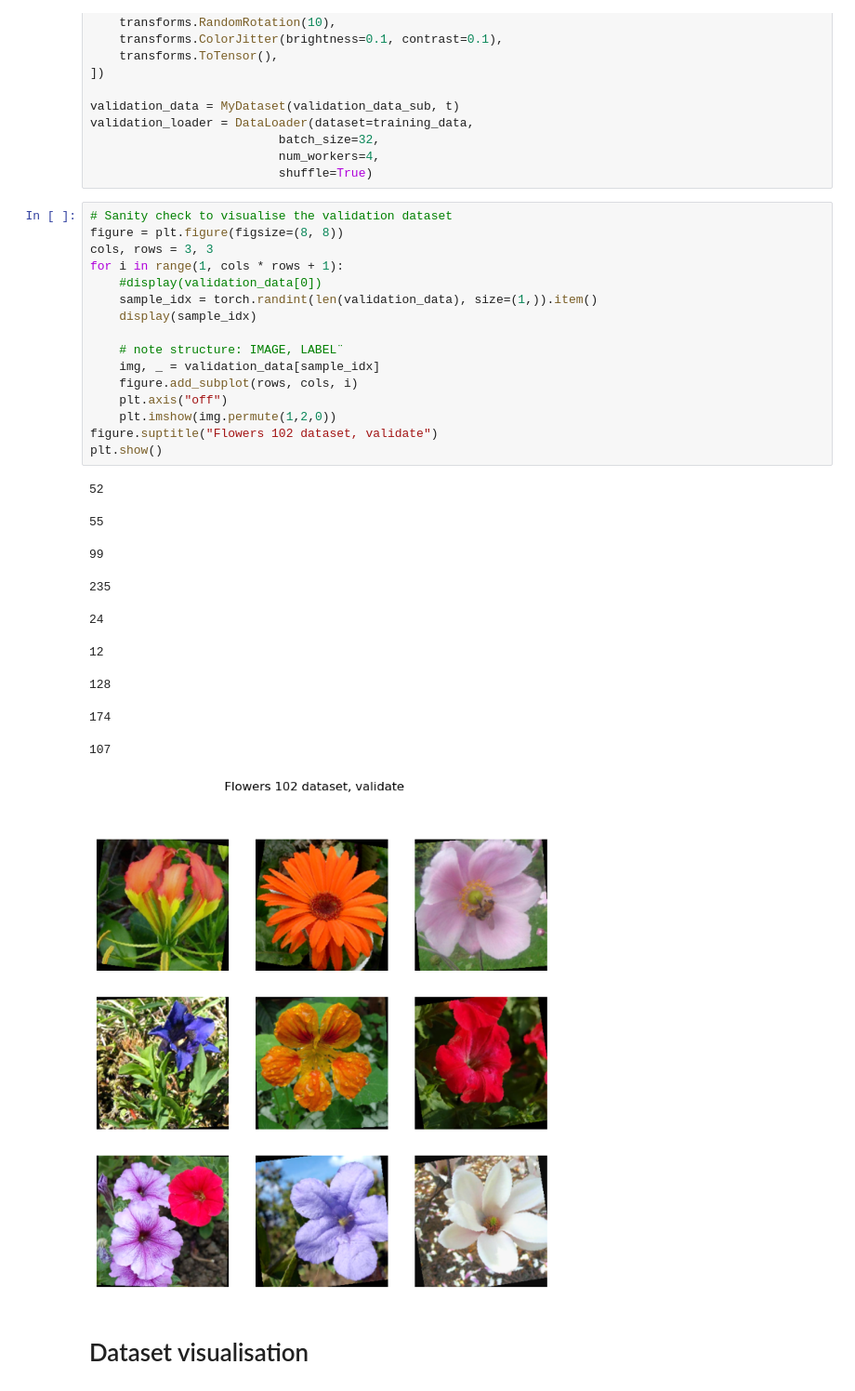
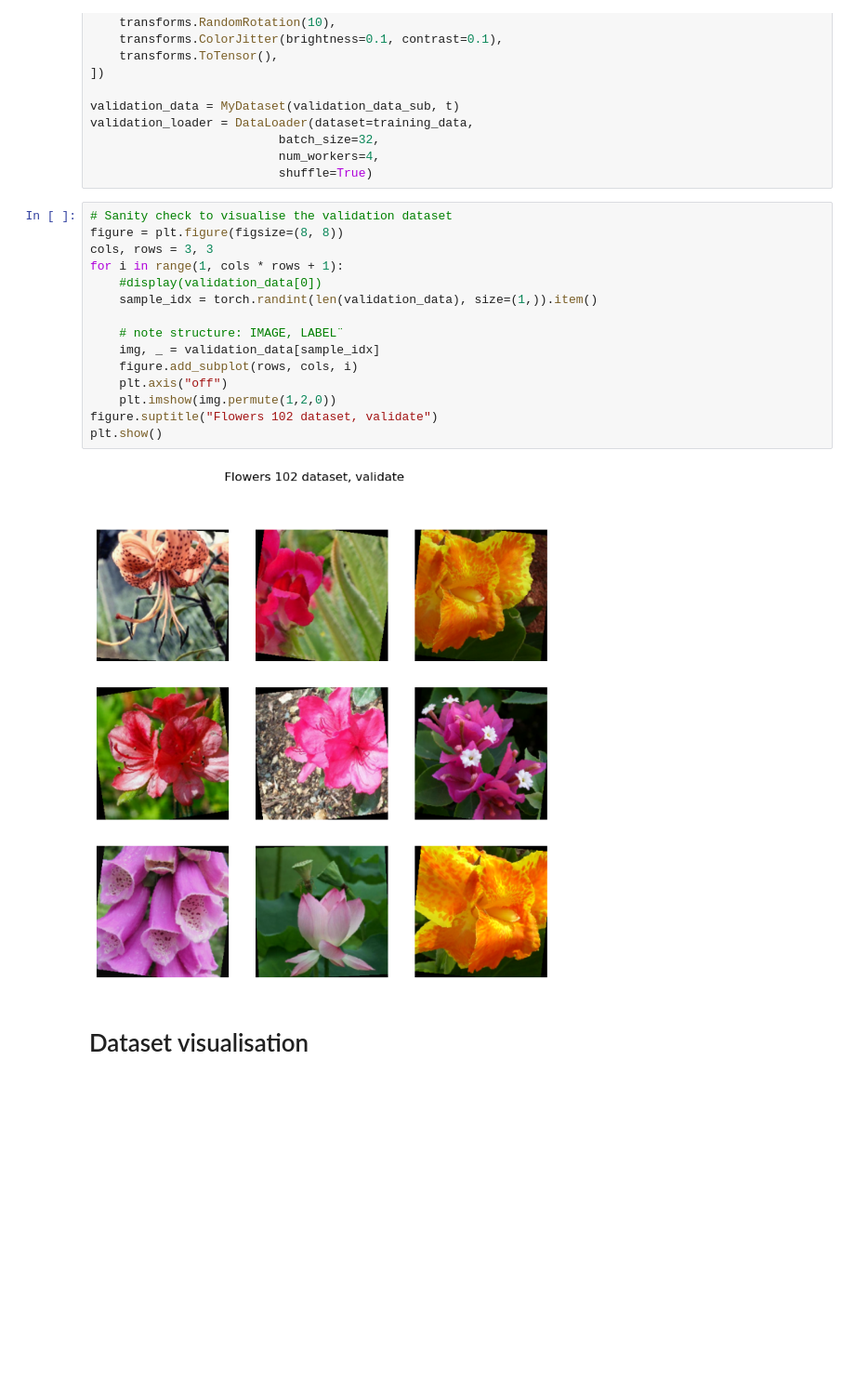
Before and after one commit to pyrysj/diffusion-models-project, a Jupyter notebook: latent-diffusion-model.ipynb, the cells around one changed output. Shown at 93% size. Cells and saved outputs as stored; diff of their text form; blank space fills up the shorter version.

```diff
--- a/latent-diffusion-model.ipynb
+++ b/latent-diffusion-model.ipynb
@@ -108,30 +108,20 @@ validation_loader = DataLoader(dataset=training_data,
 # %%
 # Sanity check to visualise the validation dataset
 figure = plt.figure(figsize=(8, 8))
 cols, rows = 3, 3
 for i in range(1, cols * rows + 1):
     #display(validation_data[0])
     sample_idx = torch.randint(len(validation_data), size=(1,)).item()
-    display(sample_idx)
 
     # note structure: IMAGE, LABEL¨
     img, _ = validation_data[sample_idx]
     figure.add_subplot(rows, cols, i)
     plt.axis("off")
     plt.imshow(img.permute(1,2,0))
 figure.suptitle("Flowers 102 dataset, validate")
 plt.show()
 # %% [output]
-52
-55
-99
-235
-24
-12
-128
-174
-107
-[figure, old version]
+[figure, new version]
 # %% [markdown]
 # Dataset visualisation
 # %%
```
Also changed, not shown: parts of 8 cells of this notebook, 4 other files.
